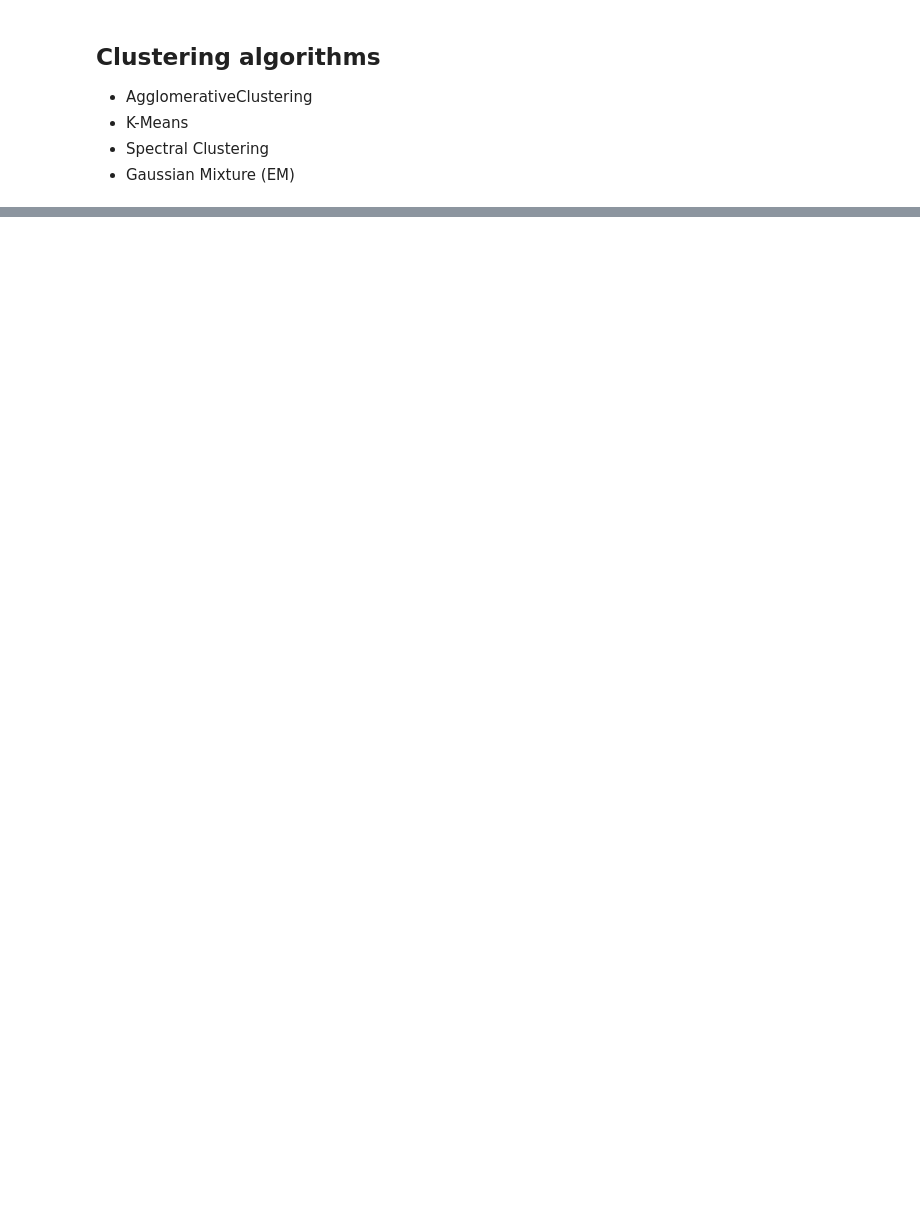
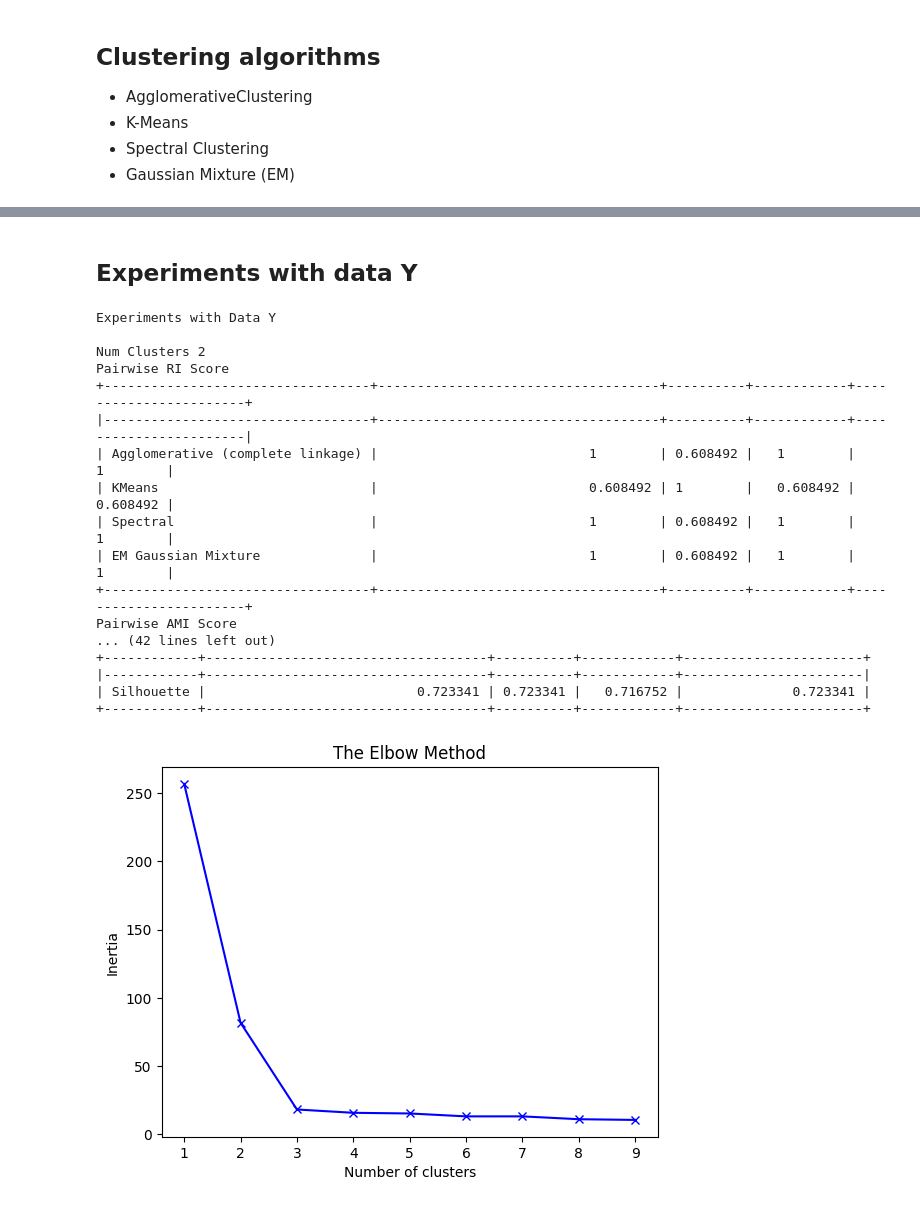
Before and after one commit to Data-Mining-HSE/clustering, a Jupyter notebook: solution.ipynb, the cells around one changed output, grey strips where cells are left out. Saved outputs shown, nothing was run; the diff lists cells and outputs as text; code cells hidden in the pictures; blank space fills up the shorter version.

```diff
--- a/solution.ipynb
+++ b/solution.ipynb
@@ -33,4 +28,5 @@ euclidean_distance_x = euclidean_distance_func(x_data)
 cosine_distance_y = cosine_distance_func(y_data)
 
 euclidean_similarity_x = convert_distance_to_similarity(euclidean_distance_x)
+cosine_similarity_y = convert_distance_to_similarity(cosine_distance_y)
 # %%
@@ -106,0 +113,32 @@ pass
+# %% [markdown]
+## Experiments with data Y
+# %%
+experiment(data=y_data,
+           clusters_list=[2,3],
+           data_name='Data Y',
+           linkage='complete',
+           agglomerative_matrix=cosine_distance_y,
+           similarity_matrix=cosine_similarity_y)
+
+fig = elbow_rule(y_data, 10)
+silhouette_method(y_data, 10)
+pass
+# %% [output]
+Experiments with Data Y
+
+Num Clusters 2
+Pairwise RI Score
++----------------------------------+------------------------------------+----------+------------+-----------------------+
+|----------------------------------+------------------------------------+----------+------------+-----------------------|
+| Agglomerative (complete linkage) |                           1        | 0.608492 |   1        |              1        |
+| KMeans                           |                           0.608492 | 1        |   0.608492 |              0.608492 |
+| Spectral                         |                           1        | 0.608492 |   1        |              1        |
+| EM Gaussian Mixture              |                           1        | 0.608492 |   1        |              1        |
++----------------------------------+------------------------------------+----------+------------+-----------------------+
+Pairwise AMI Score
+... (42 lines left out)
++------------+------------------------------------+----------+------------+-----------------------+
+|------------+------------------------------------+----------+------------+-----------------------|
+| Silhouette |                           0.723341 | 0.723341 |   0.716752 |              0.723341 |
++------------+------------------------------------+----------+------------+-----------------------+
+[figure, added]
```
Also changed, not shown: parts of 16 cells of this notebook, 3 other files.
